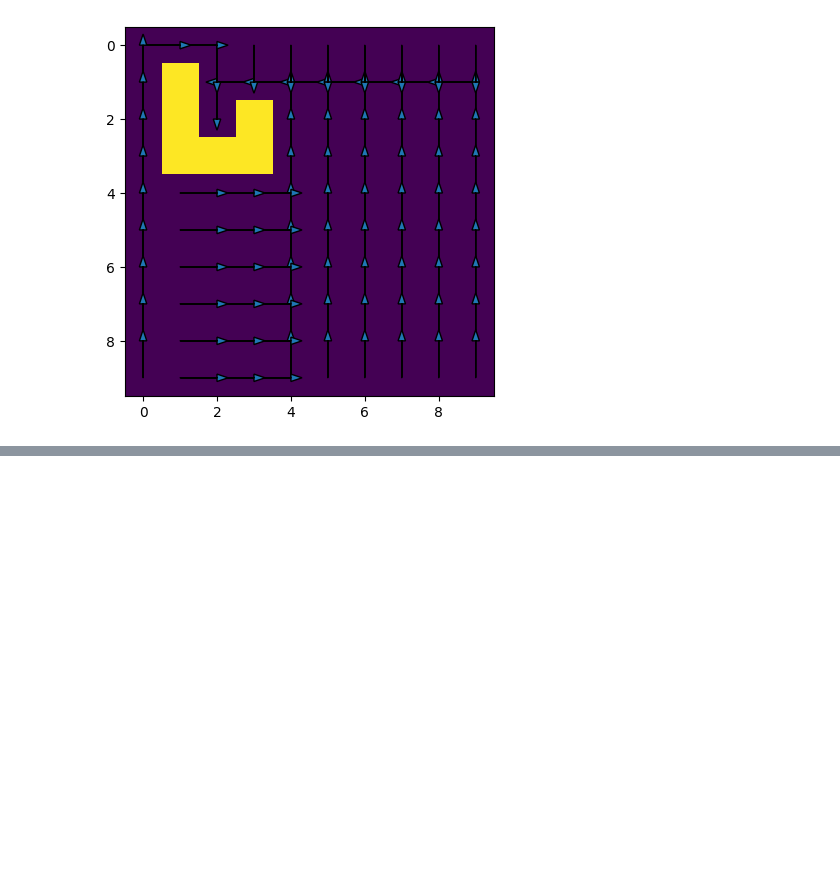
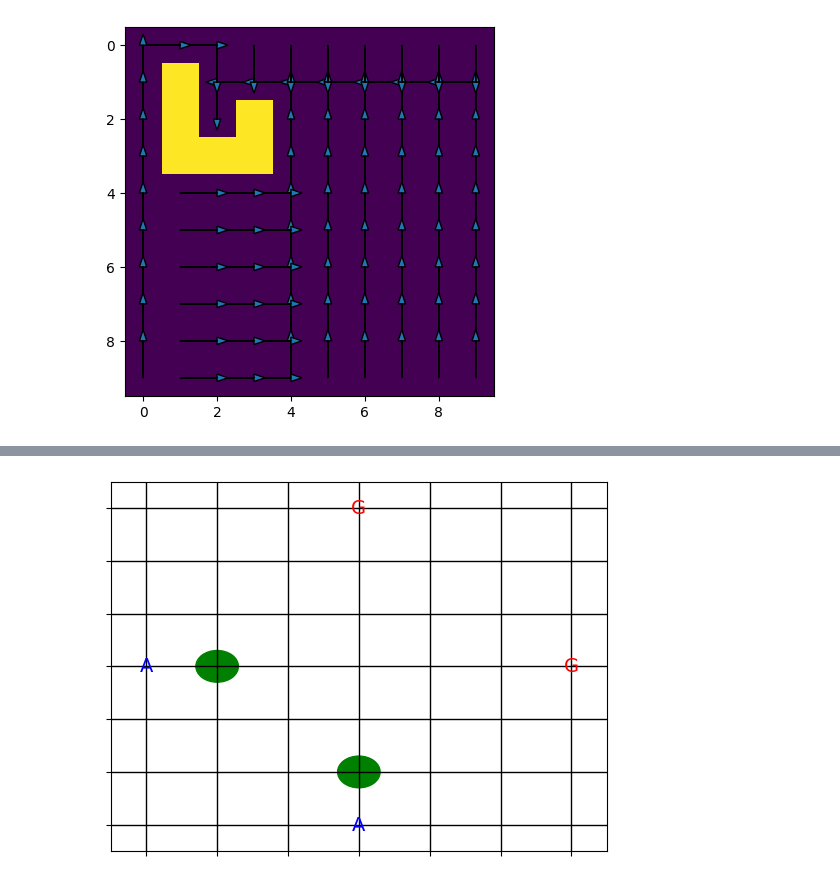
Before and after one commit to kieranjoshi/final-project-robo, a Jupyter notebook: robonav.ipynb, the cells around one changed output, grey strips where cells are left out. Cells and saved outputs as stored; diff of their text form; code cells hidden in the pictures; blank space fills up the shorter version.

```diff
--- a/robonav.ipynb
+++ b/robonav.ipynb
@@ -60,0 +61,46 @@ plt.show()
+# %%
+import matplotlib.pyplot as plt
+import matplotlib.animation as animation
+
+def visualize(grid, paths):
+    # Initialize figure and axis
+    fig, ax = plt.subplots()
+    ax.set_xticks(range(grid.shape[1]))
+    ax.set_yticks(range(grid.shape[0]))
+    ax.set_xticklabels([])
+    ax.set_yticklabels([])
+    ax.grid(color='black', linestyle='-', linewidth=1)
+    ax.set_xlim(-0.5, grid.shape[1] - 0.5)
+    ax.set_ylim(-0.5, grid.shape[0] - 0.5)
+
+    # Mark initial positions and goals
+    for agent, path in paths.items():
+        ax.text(agent[1], agent[0], 'A', color='blue', ha='center', va='center', fontsize=14)
+        goal = path[-1]
+        ax.text(goal[1], goal[0], 'G', color='red', ha='center', va='center', fontsize=14)
+
+    # Create the animation
+    frames = max(len(path) for path in paths.values())
+    patches = []
+
+    for agent, path in paths.items():
+        x, y = agent
+        patch = plt.Circle((y, x), 0.3, color='green', animated=True)
+        ax.add_patch(patch)
+        patches.append((patch, path))
+
+    def update(frame):
+        for patch, path in patches:
+            if frame < len(path):
+                x, y = path[frame]
+                patch.center = (y, x)
+        return [patch for patch, _ in patches]
+
+    ani = animation.FuncAnimation(fig, update, frames=frames, blit=True, interval=500, repeat=False)
+    plt.show()
+
+# Visualize the paths
+if paths:
+    visualize(grid, paths)
+# %% [output]
+[figure, added]
```
Also changed, not shown: parts of 1 cell of this notebook, 1 other file.
